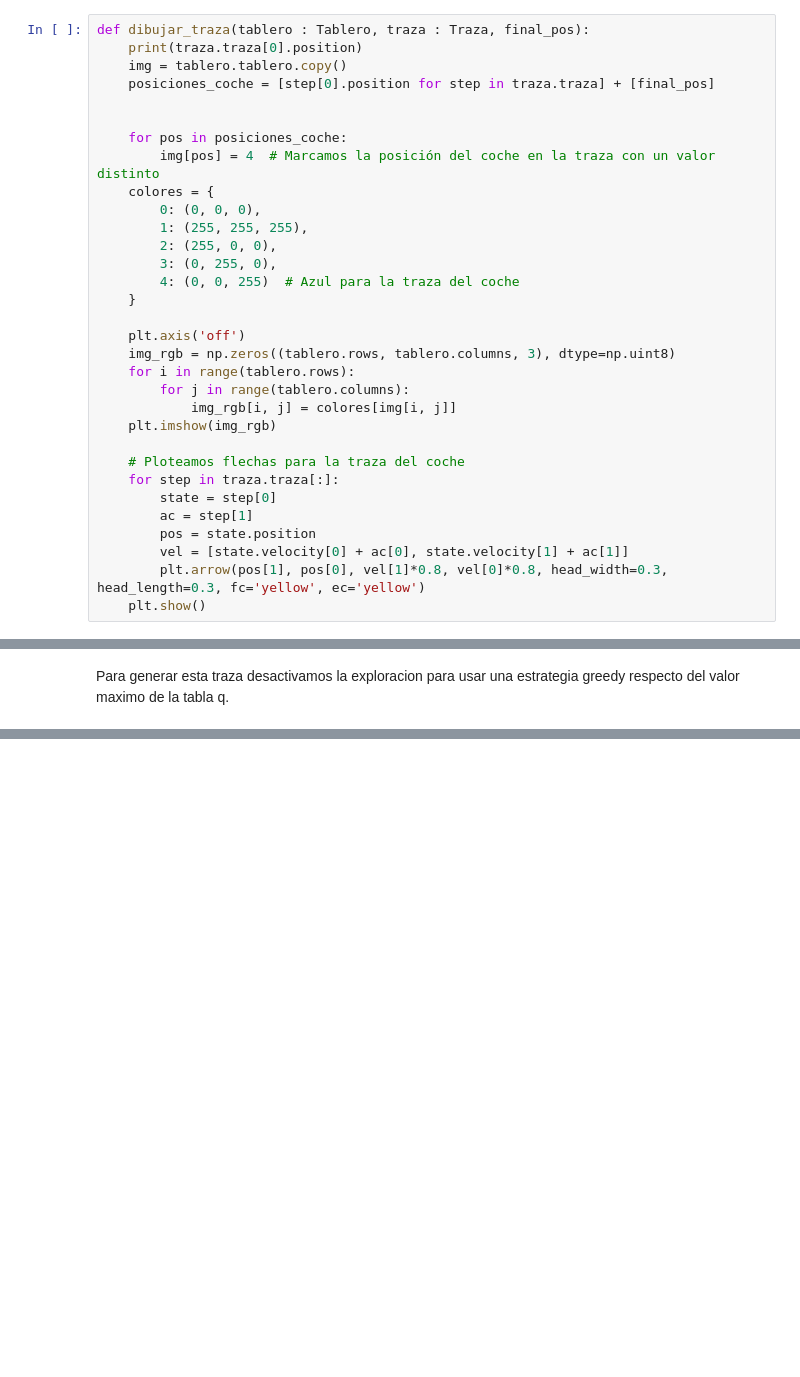
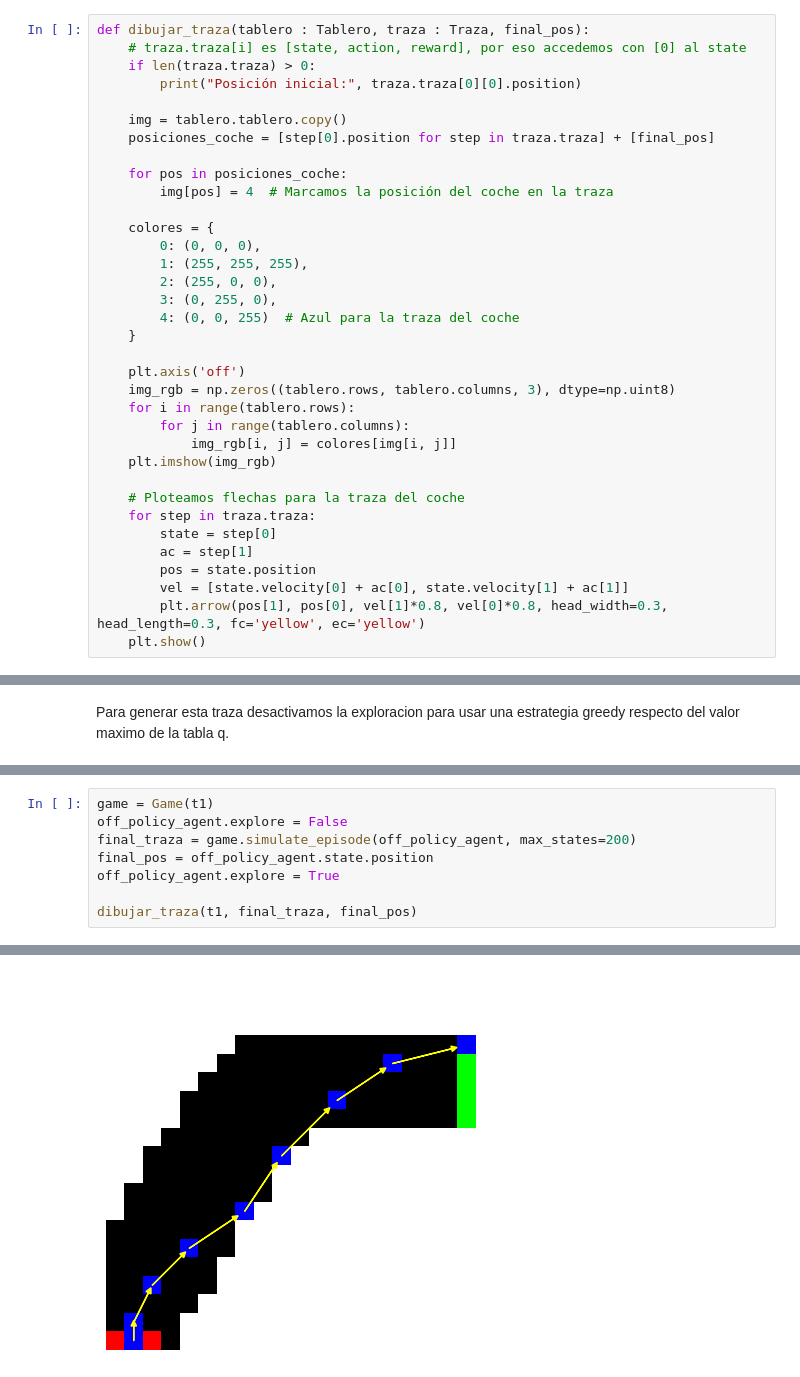
Before and after one commit to JaJeJoTor/io-practica2, a Jupyter notebook: implementacion objetos.ipynb, the cells around one changed output, grey strips where cells are left out. Cells and saved outputs as stored; diff of their text form; blank space fills up the shorter version.

```diff
--- a/implementacion objetos.ipynb
+++ b/implementacion objetos.ipynb
@@ -1030,13 +1030,16 @@ Paso 8: Estado: Pos: (4, 15), Vel: (-2, 3), Acción: (1, 1), Recompensa: 100
 ## Visualizacion de traza del agente entrenado
 # %%
 def dibujar_traza(tablero : Tablero, traza : Traza, final_pos):
-    print(traza.traza[0].position)
+    # traza.traza[i] es [state, action, reward], por eso accedemos con [0] al state
+    if len(traza.traza) > 0:
+        print("Posición inicial:", traza.traza[0][0].position)
+
     img = tablero.tablero.copy()
     posiciones_coche = [step[0].position for step in traza.traza] + [final_pos]
 
+    for pos in posiciones_coche:
+        img[pos] = 4  # Marcamos la posición del coche en la traza
 
-    for pos in posiciones_coche:
-        img[pos] = 4  # Marcamos la posición del coche en la traza con un valor distinto
     colores = {
         0: (0, 0, 0),
         1: (255, 255, 255),
@@ -1053,7 +1056,7 @@ def dibujar_traza(tablero : Tablero, traza : Traza, final_pos):
     plt.imshow(img_rgb)
 
     # Ploteamos flechas para la traza del coche
-    for step in traza.traza[:]:
+    for step in traza.traza:
         state = step[0]
         ac = step[1]
         pos = state.position
@@ -1080,0 +1083,9 @@ final_traza.traza[3][0].position
+# %%
+game = Game(t1)
+off_policy_agent.explore = False
+final_traza = game.simulate_episode(off_policy_agent, max_states=200)
+final_pos = off_policy_agent.state.position
+off_policy_agent.explore = True
+
+dibujar_traza(t1, final_traza, final_pos)
+# %% [output]
@@ -1080,0 +1093 @@ final_traza.traza[3][0].position
+[figure, added]
```
Also changed, not shown: parts of 4 cells of this notebook.
